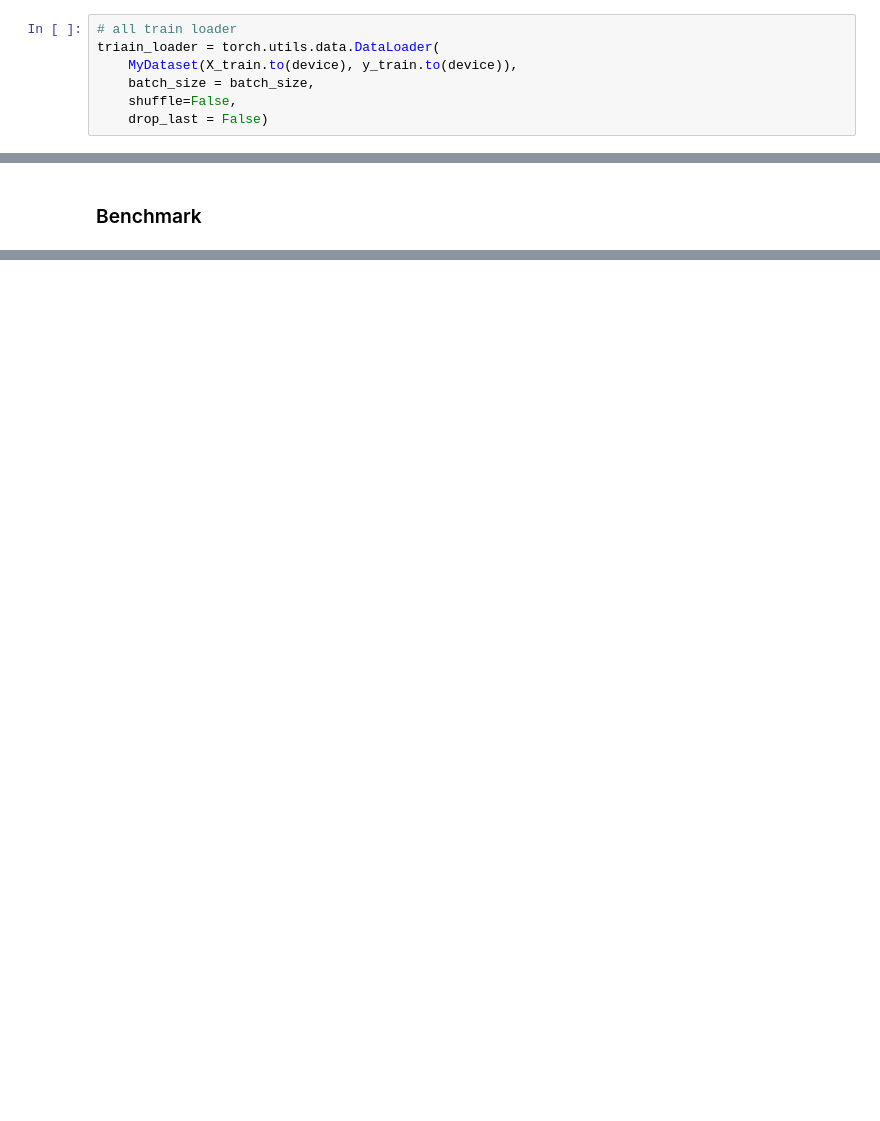
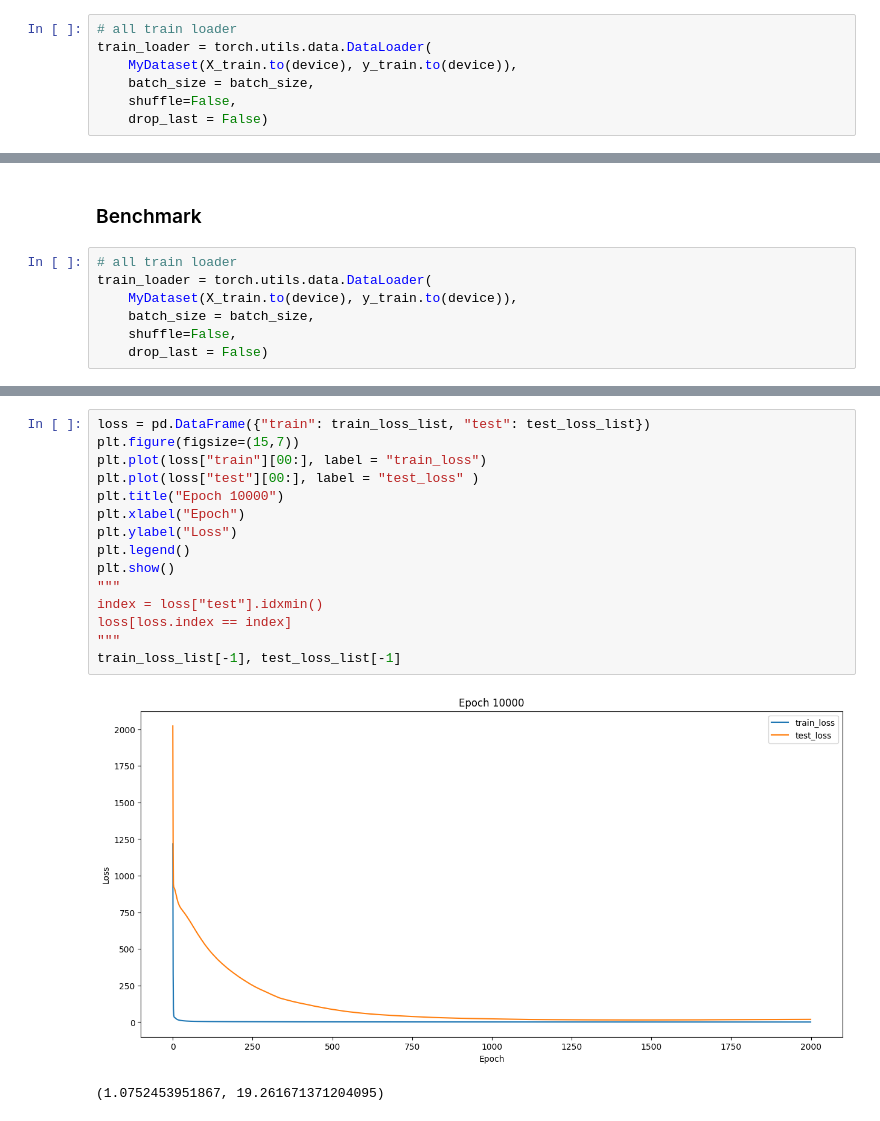
Before and after one commit to KJJHHH/Learning-Algorithm-Mechanism, a Jupyter notebook: learning_algo_on_copper_price.ipynb, the cells around one changed output, grey strips where cells are left out. Saved outputs shown, nothing was run; the diff lists cells and outputs as text; blank space fills up the shorter version.

```diff
--- a/learning_algo_on_copper_price.ipynb
+++ b/learning_algo_on_copper_price.ipynb
@@ -254,6 +284,6 @@ with open("result/updated_models.pk", "rb") as f:
 # %%
 # all train loader
-triain_loader = torch.utils.data.DataLoader(
+train_loader = torch.utils.data.DataLoader(
     MyDataset(X_train.to(device), y_train.to(device)),
     batch_size = batch_size,
     shuffle=False,
@@ -280,5 +329,12 @@ train_loss, test_loss
 # %% [markdown]
 ### Benchmark
+# %%
+# all train loader
+train_loader = torch.utils.data.DataLoader(
+    MyDataset(X_train.to(device), y_train.to(device)),
+    batch_size = batch_size,
+    shuffle=False,
+    drop_last = False)
 # %%
 # two layers
 bench_model = TwoLayerNet(18, 50, 1)
@@ -312,0 +404,18 @@ train_loss, test_loss
+# %%
+loss = pd.DataFrame({"train": train_loss_list, "test": test_loss_list})
+plt.figure(figsize=(15,7))
+plt.plot(loss["train"][00:], label = "train_loss")
+plt.plot(loss["test"][00:], label = "test_loss" )
+plt.title("Epoch 10000")
+plt.xlabel("Epoch")
+plt.ylabel("Loss")
+plt.legend()
+plt.show()
+"""
+index = loss["test"].idxmin()
+loss[loss.index == index]
+"""
+train_loss_list[-1], test_loss_list[-1]
+# %% [output]
+[figure, added]
+(1.0752453951867, 19.261671371204095)
```
Also changed, not shown: parts of 10 cells of this notebook, 12 other files.
